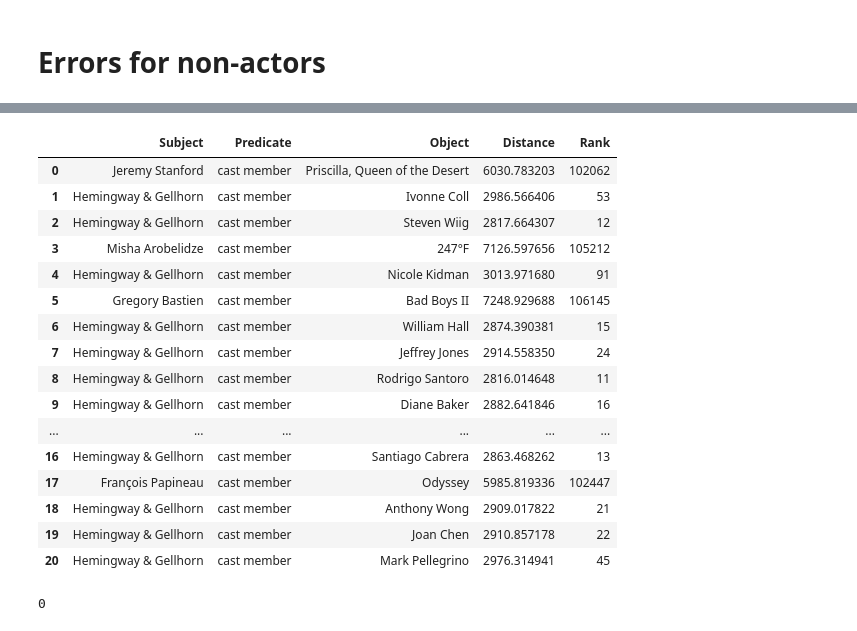
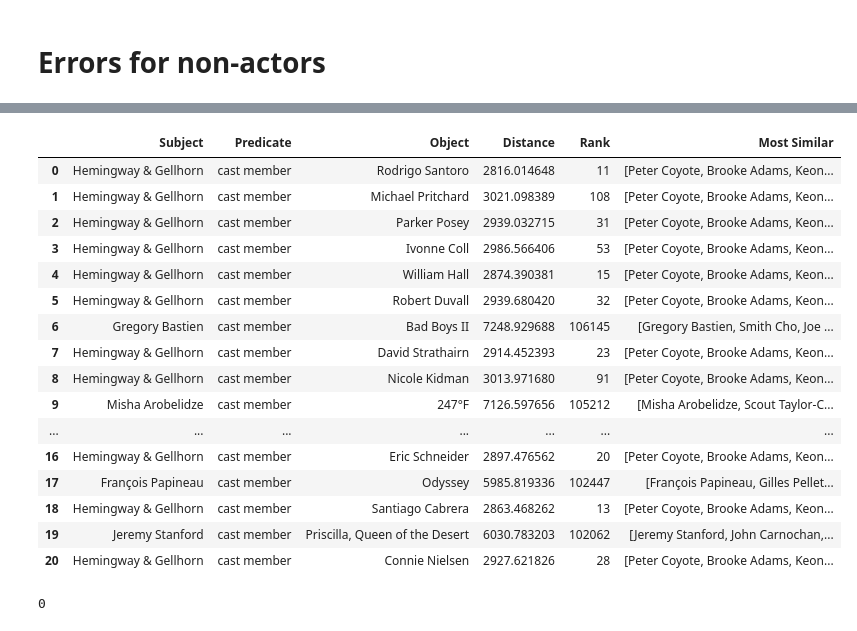
Before and after one commit to yileitu/Academic_Chatbot, a Jupyter notebook: Jupyter Notebooks/test_graph.ipynb, the cells around one changed output, grey strips where cells are left out. Cells and saved outputs as stored; diff of their text form; code cells hidden in the pictures.

```diff
--- a/Jupyter Notebooks/test_graph.ipynb
+++ b/Jupyter Notebooks/test_graph.ipynb
@@ -1491,7 +1515,7 @@ for i, (s, p, o) in enumerate(triples_list):
       if o != "actor":
       #if pdeg[p] < 1000:
         try:
-          error = detect_error(s, p, o)
+          error = detect_error_plus(s, p, o)
           if error is not None:
               errors.append(error)
         except:
@@ -1499,22 +1541,24 @@ for i, (s, p, o) in enumerate(triples_list):
 # %%
-pd.DataFrame(([(subj,pred,obj,dis,ran)
-    for subj,pred,obj,dis,ran in errors]),
-    columns=('Subject', 'Predicate', 'Object', 'Distance', 'Rank'))
+errors_non_actors = pd.DataFrame(([(subj,pred,obj,dis,ran,sim)
+    for subj,pred,obj,dis,ran,sim in errors]),
+    columns=('Subject', 'Predicate', 'Object', 'Distance', 'Rank', 'Most Similar'))
-# %% [output]
-|  | Subject | Predicate | Object | Distance | Rank |
-| 0 | Jeremy Stanford | cast member | Priscilla, Queen of the Desert | 6030.783203 | 102062 |
-| 1 | Hemingway & Gellhorn | cast member | Ivonne Coll | 2986.566406 | 53 |
-| 2 | Hemingway & Gellhorn | cast member | Steven Wiig | 2817.664307 | 12 |
-| 3 | Misha Arobelidze | cast member | 247°F | 7126.597656 | 105212 |
-| 4 | Hemingway & Gellhorn | cast member | Nicole Kidman | 3013.971680 | 91 |
-| 5 | Gregory Bastien | cast member | Bad Boys II | 7248.929688 | 106145 |
-| 6 | Hemingway & Gellhorn | cast member | William Hall | 2874.390381 | 15 |
-| 7 | Hemingway & Gellhorn | cast member | Jeffrey Jones | 2914.558350 | 24 |
-| 8 | Hemingway & Gellhorn | cast member | Rodrigo Santoro | 2816.014648 | 11 |
-| 9 | Hemingway & Gellhorn | cast member | Diane Baker | 2882.641846 | 16 |
-| ... | ... | ... | ... | ... | ... |
-| 16 | Hemingway & Gellhorn | cast member | Santiago Cabrera | 2863.468262 | 13 |
-| 17 | François Papineau | cast member | Odyssey | 5985.819336 | 102447 |
-| 18 | Hemingway & Gellhorn | cast member | Anthony Wong | 2909.017822 | 21 |
-| 19 | Hemingway & Gellhorn | cast member | Joan Chen | 2910.857178 | 22 |
-| 20 | Hemingway & Gellhorn | cast member | Mark Pellegrino | 2976.314941 | 45 |
+# %%
+errors_non_actors
+# %% [output]
+|  | Subject | Predicate | Object | Distance | Rank | Most Similar |
+| 0 | Hemingway & Gellhorn | cast member | Rodrigo Santoro | 2816.014648 | 11 | [Peter Coyote, Brooke Adams, Keon... |
+| 1 | Hemingway & Gellhorn | cast member | Michael Pritchard | 3021.098389 | 108 | [Peter Coyote, Brooke Adams, Keon... |
+| 2 | Hemingway & Gellhorn | cast member | Parker Posey | 2939.032715 | 31 | [Peter Coyote, Brooke Adams, Keon... |
+| 3 | Hemingway & Gellhorn | cast member | Ivonne Coll | 2986.566406 | 53 | [Peter Coyote, Brooke Adams, Keon... |
+| 4 | Hemingway & Gellhorn | cast member | William Hall | 2874.390381 | 15 | [Peter Coyote, Brooke Adams, Keon... |
+| 5 | Hemingway & Gellhorn | cast member | Robert Duvall | 2939.680420 | 32 | [Peter Coyote, Brooke Adams, Keon... |
+| 6 | Gregory Bastien | cast member | Bad Boys II | 7248.929688 | 106145 | [Gregory Bastien, Smith Cho, Joe ... |
+| 7 | Hemingway & Gellhorn | cast member | David Strathairn | 2914.452393 | 23 | [Peter Coyote, Brooke Adams, Keon... |
+| 8 | Hemingway & Gellhorn | cast member | Nicole Kidman | 3013.971680 | 91 | [Peter Coyote, Brooke Adams, Keon... |
+| 9 | Misha Arobelidze | cast member | 247°F | 7126.597656 | 105212 | [Misha Arobelidze, Scout Taylor-C... |
+| ... | ... | ... | ... | ... | ... | ... |
+| 16 | Hemingway & Gellhorn | cast member | Eric Schneider | 2897.476562 | 20 | [Peter Coyote, Brooke Adams, Keon... |
+| 17 | François Papineau | cast member | Odyssey | 5985.819336 | 102447 | [François Papineau, Gilles Pellet... |
+| 18 | Hemingway & Gellhorn | cast member | Santiago Cabrera | 2863.468262 | 13 | [Peter Coyote, Brooke Adams, Keon... |
+| 19 | Jeremy Stanford | cast member | Priscilla, Queen of the Desert | 6030.783203 | 102062 | [Jeremy Stanford, John Carnochan,... |
+| 20 | Hemingway & Gellhorn | cast member | Connie Nielsen | 2927.621826 | 28 | [Peter Coyote, Brooke Adams, Keon... |
```
Also changed, not shown: parts of 25 cells of this notebook.
